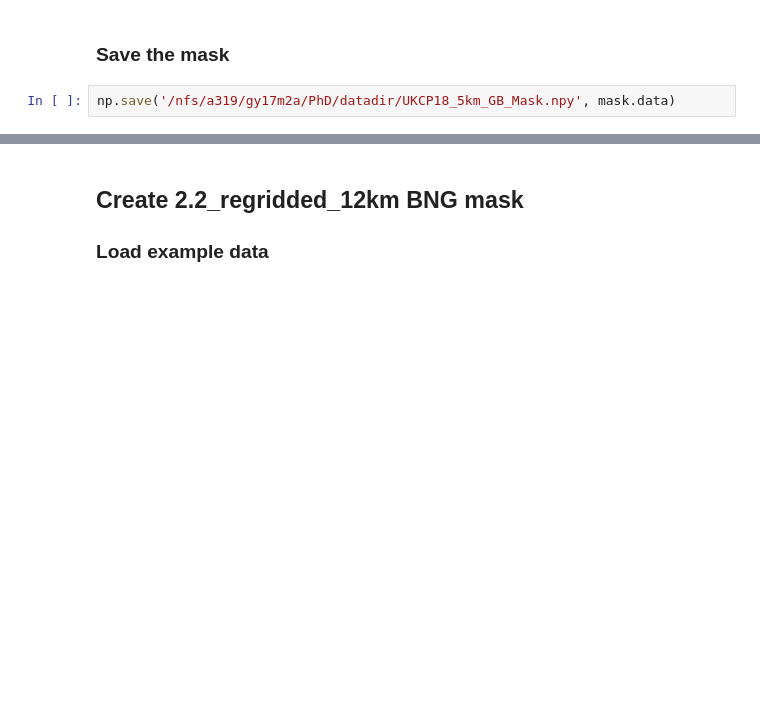
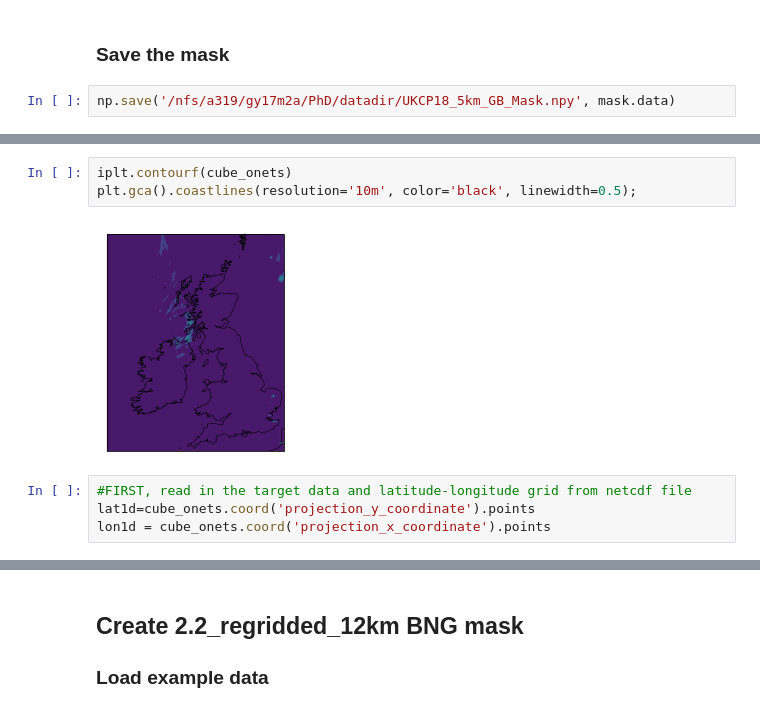
Before and after one commit to masher92/UKCP18, a Jupyter notebook: DataProcessing/CombineDataAcrossRegion/Create_GB_Mask.ipynb, the cells around one changed output, grey strips where cells are left out. Drawn from its saved outputs; the diff is of its cells as text; blank space fills up the shorter version.

```diff
--- a/DataProcessing/CombineDataAcrossRegion/Create_GB_Mask.ipynb
+++ b/DataProcessing/CombineDataAcrossRegion/Create_GB_Mask.ipynb
@@ -141,0 +157,9 @@ np.save('/nfs/a319/gy17m2a/PhD/datadir/UKCP18_5km_GB_Mask.npy', mask.data)
+# %%
+iplt.contourf(cube_onets)
+plt.gca().coastlines(resolution='10m', color='black', linewidth=0.5);
+# %% [output]
+[figure, added]
+# %%
+#FIRST, read in the target data and latitude-longitude grid from netcdf file
+lat1d=cube_onets.coord('projection_y_coordinate').points
+lon1d = cube_onets.coord('projection_x_coordinate').points
```
Also changed, not shown: parts of 9 cells of this notebook, 20 other files.
